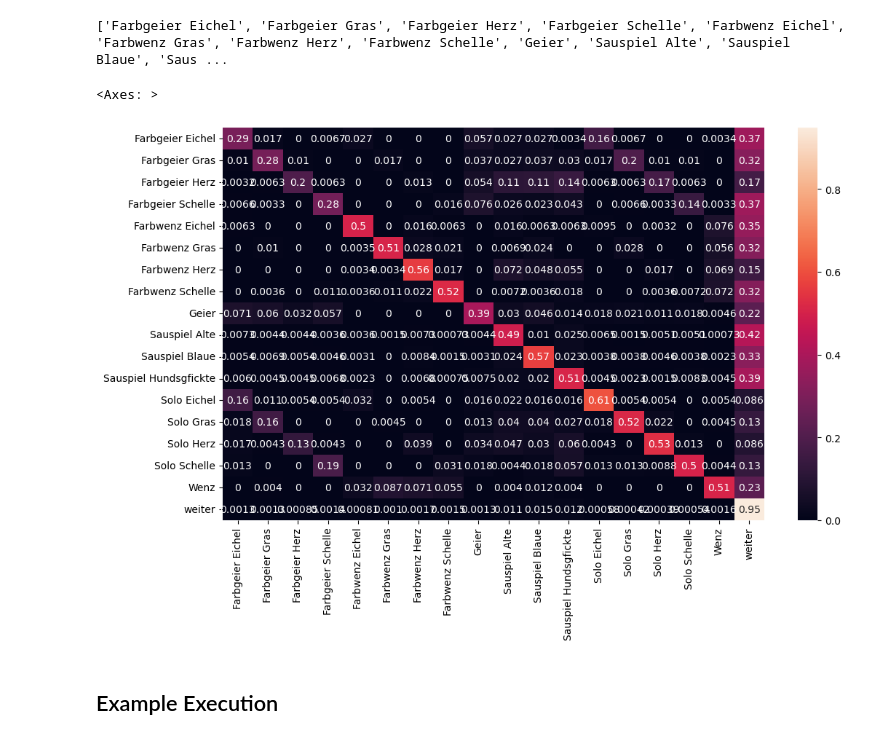
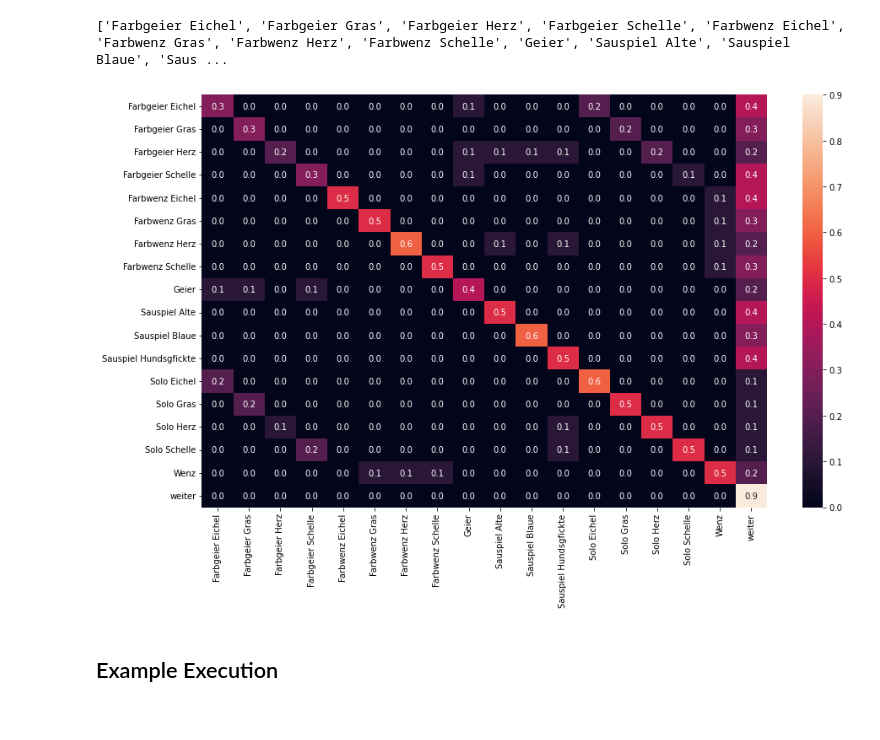
Before and after one commit to AllCatchingEye/GamesEngineering-Server, a Jupyter notebook: src/ai/select_game_type/training/train_simple_classifier.ipynb, the cells around one changed output. Saved outputs shown, nothing was run; the diff lists cells and outputs as text; code cells hidden in the pictures.

```diff
--- a/src/ai/select_game_type/training/train_simple_classifier.ipynb
+++ b/src/ai/select_game_type/training/train_simple_classifier.ipynb
@@ -41,7 +41,7 @@ Using cpu device
 # %% [markdown]
 ## Load Data
 # %%
-data_file = os.path.join(os.getcwd(), "data.csv")
+data_file = os.path.join(os.getcwd(), "/data/data.csv")
 df = pd.read_csv(data_file, sep=";")
 df.head()
 # %% [output]
@@ -276,14 +277,23 @@ print(category_mapping)
 # %% [output]
 ['Farbgeier Eichel', 'Farbgeier Gras', 'Farbgeier Herz', 'Farbgeier Schelle', 'Farbwenz Eichel', 'Farbwenz Gras', 'Farbwenz Herz', 'Farbwenz Schelle', 'Geier', 'Sauspiel Alte', 'Sauspiel Blaue', 'Saus ...
 # %%
+# your previous confusion matrix
 cf_matrix = confusion_matrix(y_true, y_pred)
-df_cm = pd.DataFrame(cf_matrix / np.sum(cf_matrix, axis=1)[:, None], index = [i for i in category_mapping],
-                     columns = [i for i in category_mapping])
-plt.figure(figsize = (12,7))
-sn.heatmap(df_cm, annot=True)
+
+# Normalize the confusion matrix
+cf_matrix_norm = cf_matrix / np.sum(cf_matrix, axis=1)[:, np.newaxis]
+cf_matrix_norm_rounded = np.round(cf_matrix_norm, decimals=1)  # round to 1 decimal
+
+# Create DataFrame from the normalized and rounded confusion matrix
+df_cm = pd.DataFrame(cf_matrix_norm_rounded, index=[i for i in category_mapping],
+                     columns=[i for i in category_mapping])
+
+# Create the heatmap with seaborn
+plt.figure(figsize=(15, 9))
+sn.heatmap(df_cm, annot=True, fmt='.1f')  # specify decimal format here for the annotation
+plt.show()
 # %% [output]
-<Axes: >
-[figure, old version]
+[figure, new version]
 # %% [markdown]
 ## Example Execution
 # %%
```
Also changed, not shown: parts of 6 cells of this notebook, 4 other files.
